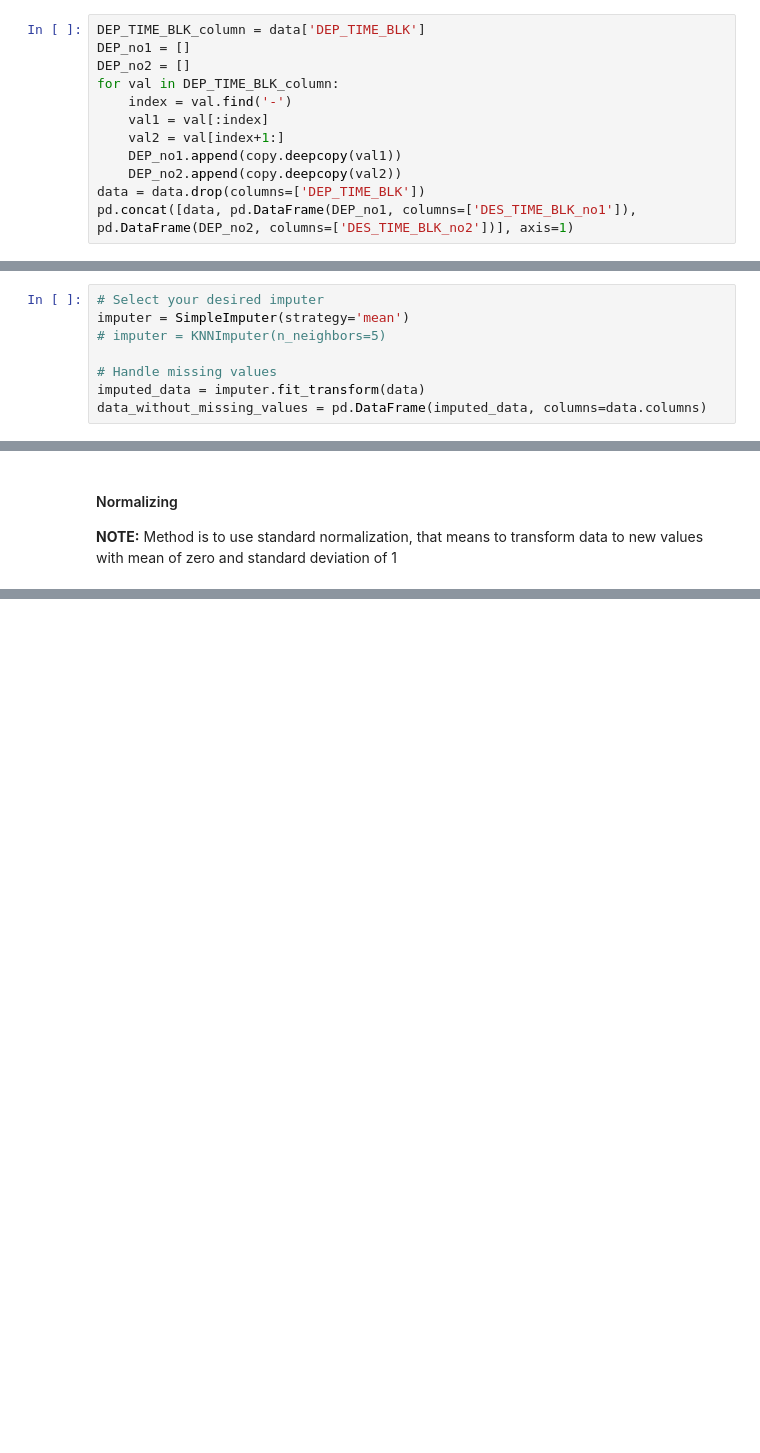
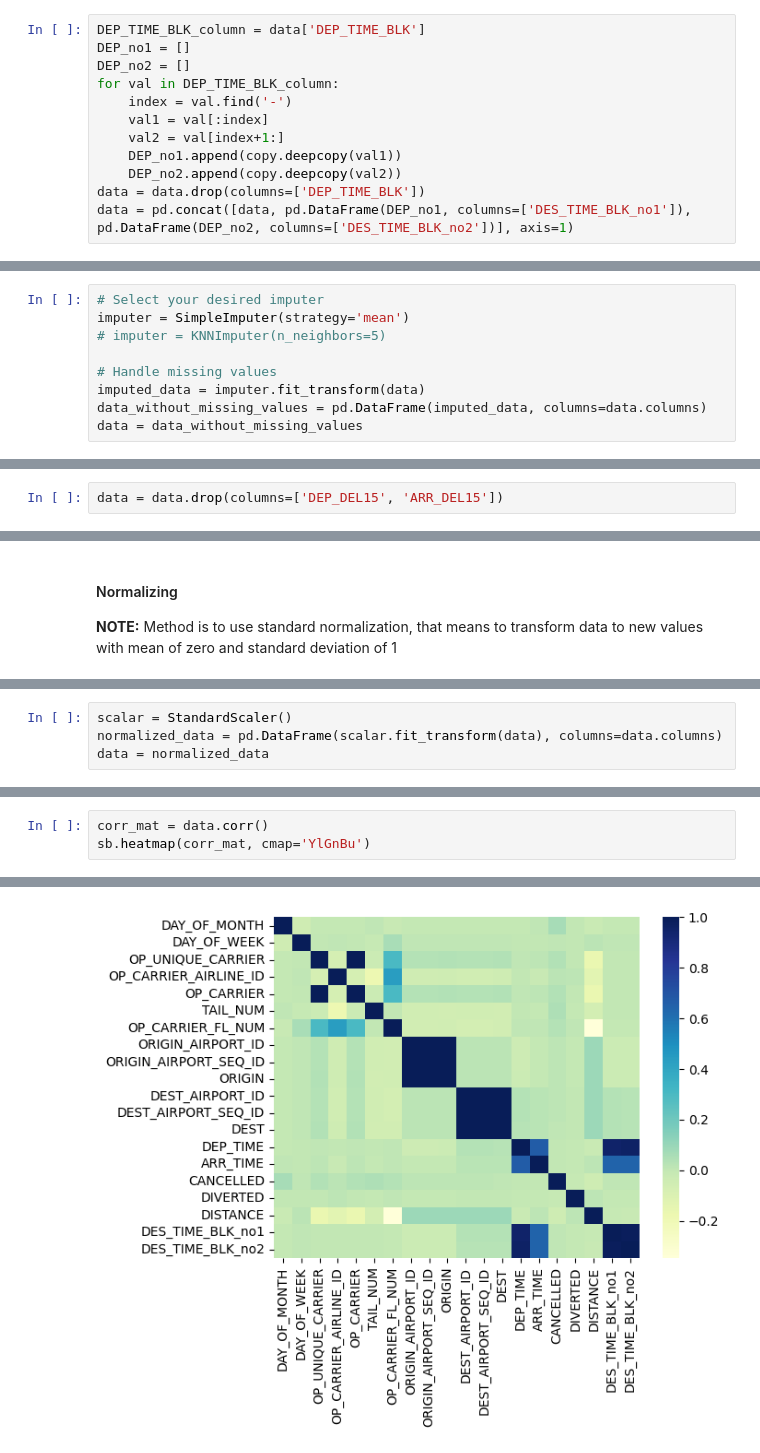
Before and after one commit to yazdanzv/Compare_Multiple_DL_Methods_on_Flight_USA_Dataset, a Jupyter notebook: main.ipynb, the cells around one changed output, grey strips where cells are left out. Drawn from its saved outputs; the diff is of its cells as text; blank space fills up the shorter version.

```diff
--- a/main.ipynb
+++ b/main.ipynb
@@ -58,4 +61,4 @@ for val in DEP_TIME_BLK_column:
     DEP_no1.append(copy.deepcopy(val1))
     DEP_no2.append(copy.deepcopy(val2))
 data = data.drop(columns=['DEP_TIME_BLK'])
-pd.concat([data, pd.DataFrame(DEP_no1, columns=['DES_TIME_BLK_no1']), pd.DataFrame(DEP_no2, columns=['DES_TIME_BLK_no2'])], axis=1)
+data = pd.concat([data, pd.DataFrame(DEP_no1, columns=['DES_TIME_BLK_no1']), pd.DataFrame(DEP_no2, columns=['DES_TIME_BLK_no2'])], axis=1)
@@ -96,3 +85,4 @@ imputer = SimpleImputer(strategy='mean')
 # Handle missing values
 imputed_data = imputer.fit_transform(data)
 data_without_missing_values = pd.DataFrame(imputed_data, columns=data.columns)
+data = data_without_missing_values
@@ -98,0 +123,2 @@ data_without_missing_values = pd.DataFrame(imputed_data, columns=data.columns)
+# %%
+data = data.drop(columns=['DEP_DEL15', 'ARR_DEL15'])
@@ -104,0 +144,4 @@ normalized_data =
+# %%
+scalar = StandardScaler()
+normalized_data = pd.DataFrame(scalar.fit_transform(data), columns=data.columns)
+data = normalized_data
@@ -104,0 +158,4 @@ normalized_data =
+# %%
+corr_mat = data.corr()
+sb.heatmap(corr_mat, cmap='YlGnBu')
+# %% [output]
@@ -104,0 +163 @@ normalized_data =
+[figure, added]
```
Also changed, not shown: parts of 13 cells of this notebook.
